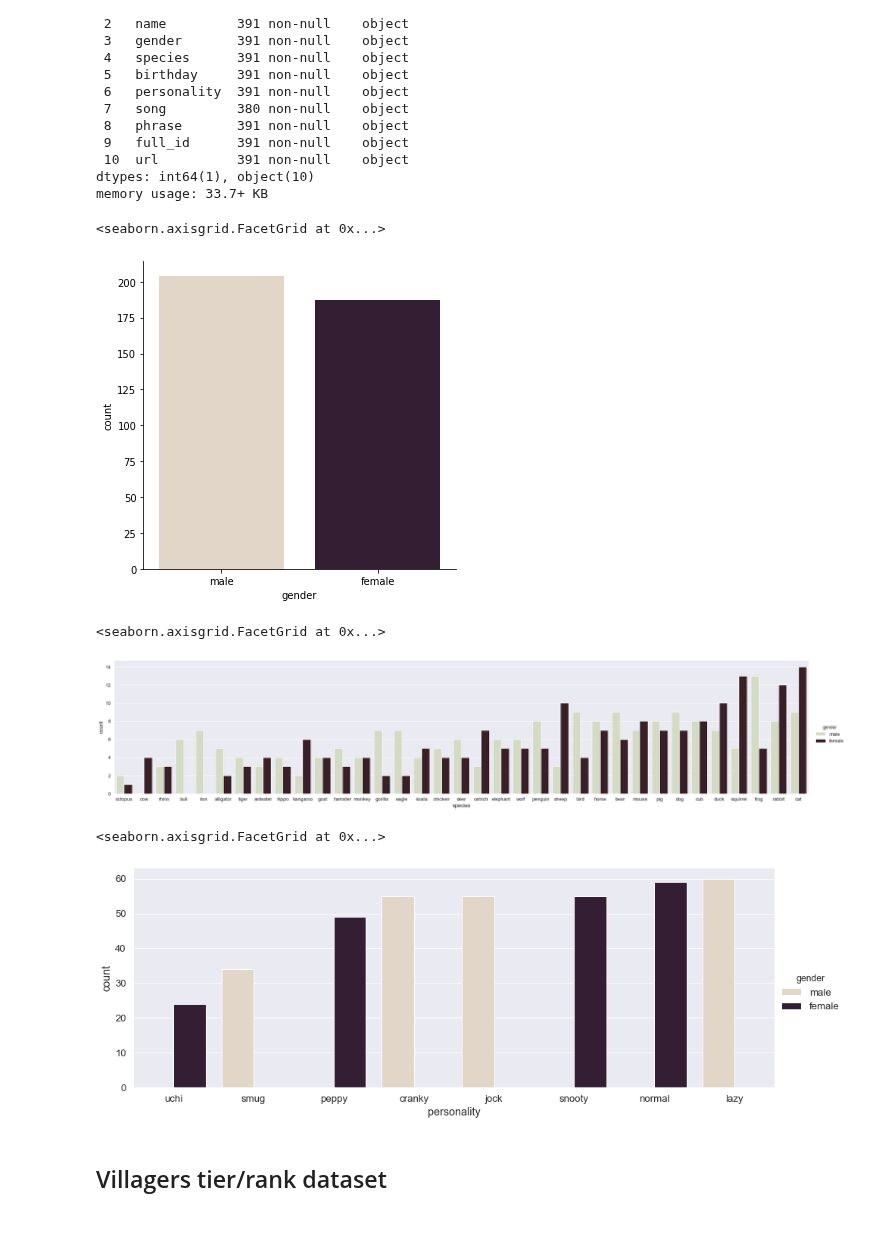
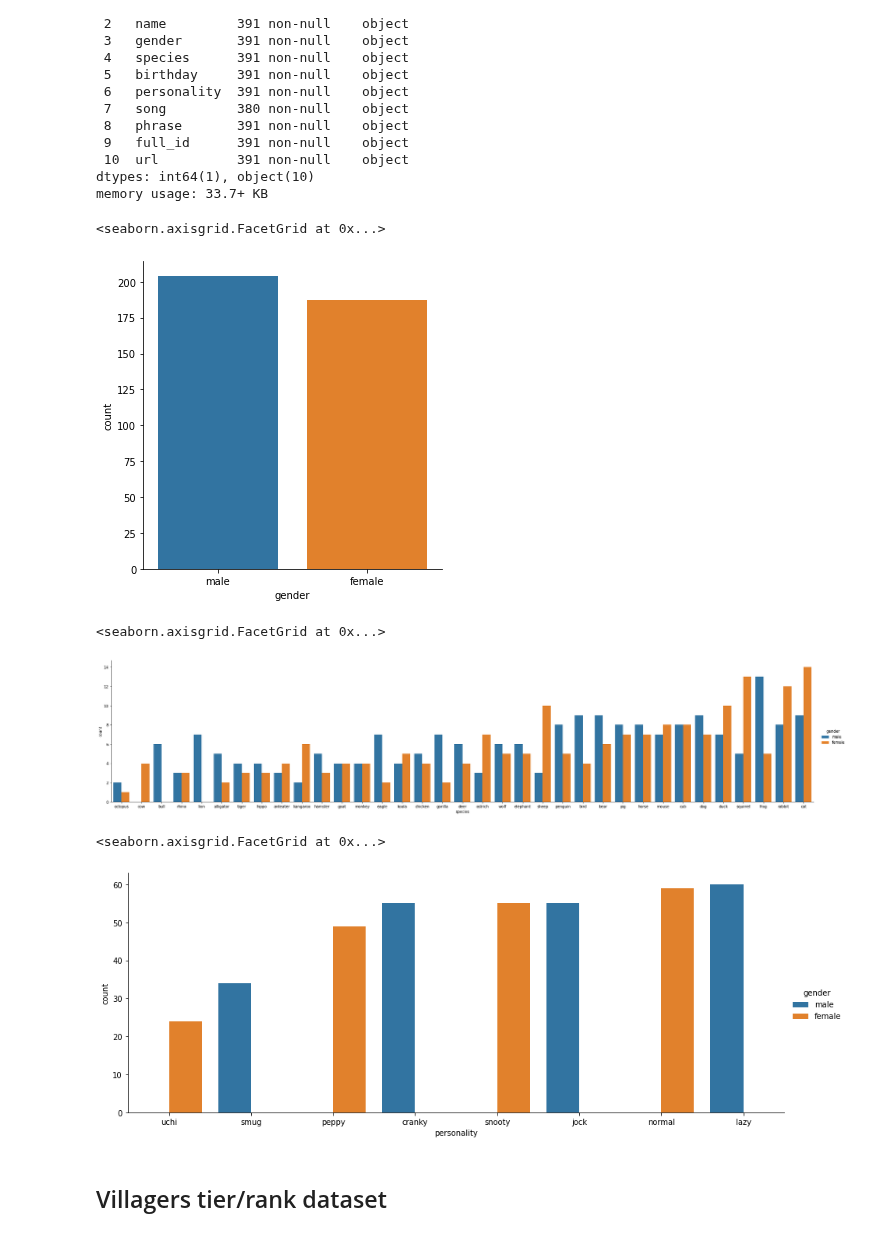
Before and after one commit to ismailkad/acnh_project, a Jupyter notebook: sy09.ipynb, the cells around one changed output. Saved outputs shown, nothing was run; the diff lists cells and outputs as text; code cells hidden in the pictures.

```diff
--- a/sy09.ipynb
+++ b/sy09.ipynb
@@ -54,20 +69,20 @@ Data columns (total 11 columns):
 dtypes: int64(1), object(10)
 memory usage: 33.7+ KB
 # %%
-sns.catplot(x="gender", kind="count", palette="ch:.25", data=villagers)
+sns.catplot(x="gender", kind="count", data=villagers)
 # %% [output]
 <seaborn.axisgrid.FacetGrid at 0x...>
-[figure, old version]
+[figure, new version]
 # %%
-sns.catplot(x="species", kind="count", palette="ch:.58", data=villagers, hue ="gender", order=villagers["species"].value_counts().sort_values().index, height=6, aspect=4.5)
+sns.catplot(x="species", kind="count", data=villagers, hue ="gender", order=villagers["species"].value_counts().sort_values().index, height=6, aspect=4.5)
 # %% [output]
 <seaborn.axisgrid.FacetGrid at 0x...>
-[figure, old version]
+[figure, new version]
 # %%
-sns.catplot(x="personality", kind="count", palette="ch:.25", hue="gender", order=villagers["personality"].value_counts().sort_values().index ,data=villagers,  aspect=2.5)
+sns.catplot(x="personality", kind="count", hue="gender", order=villagers["personality"].value_counts().sort_values().index ,data=villagers,  aspect=2.5)
 # %% [output]
 <seaborn.axisgrid.FacetGrid at 0x...>
-[figure, old version]
+[figure, new version]
 # %% [markdown]
 ## Villagers tier/rank dataset
 # %%
```
Also changed, not shown: parts of 21 cells of this notebook, 11 other files.
